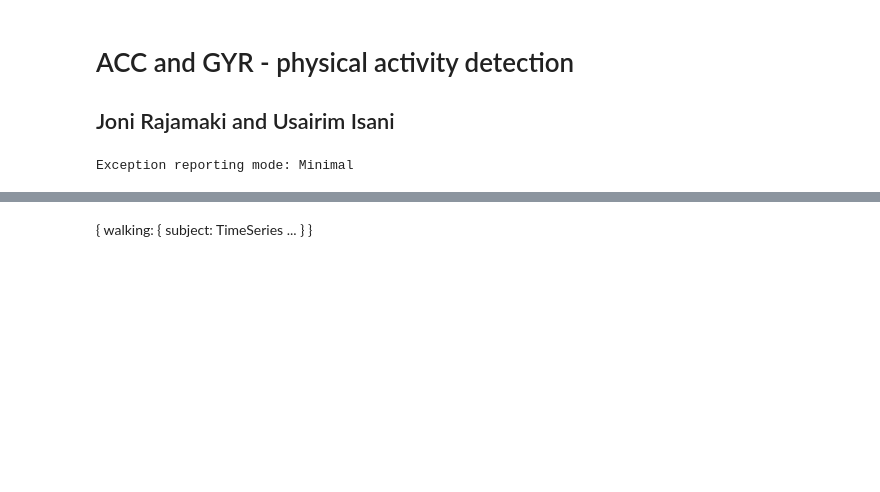
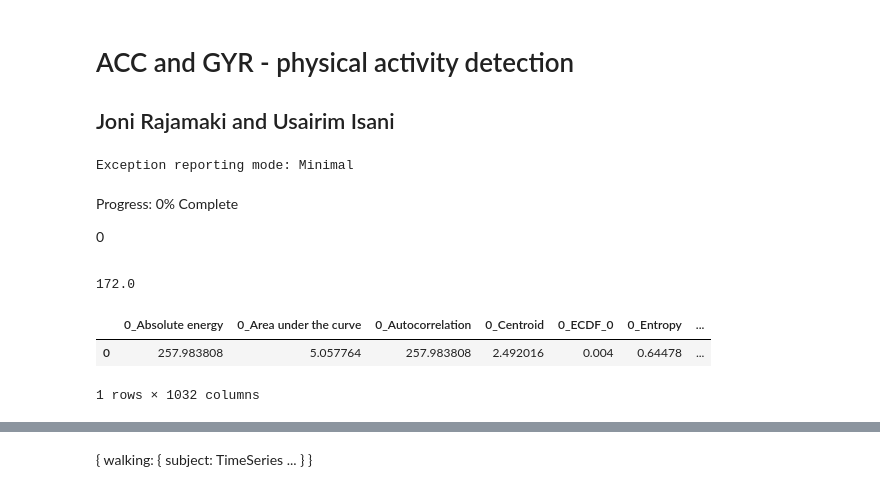
Before and after one commit to Jonitsi/Biosignal_Analysis, a Jupyter notebook: ACC_activity.ipynb, the cells around one changed output, grey strips where cells are left out. Drawn from its saved outputs; the diff is of its cells as text; code cells hidden in the pictures; blank space fills up the shorter version.

```diff
--- a/ACC_activity.ipynb
+++ b/ACC_activity.ipynb
@@ -29,0 +37,15 @@ train_dir = os.listdir(train_data_path)
+# %%
+# cfg_file = tsfel.get_features_by_tag(tag="inertial")
+tsfel.get_number_features(cfg_file)
+extracted_features = tsfel.time_series_features_extractor(
+    cfg_file, test_df, fs=50, window_size=250, verbose=0)
+extracted_features.to_csv("./test.csv")
+print(len(extracted_features.columns)/6)
+extracted_features
+# %% [output]
+Progress: 0% Complete
+0
+172.0
+|  | 0_Absolute energy | 0_Area under the curve | 0_Autocorrelation | 0_Centroid | 0_ECDF_0 | 0_Entropy | ... |
+| 0 | 257.983808 | 5.057764 | 257.983808 | 2.492016 | 0.004 | 0.64478 | ... |
+1 rows × 1032 columns
```
Also changed, not shown: parts of 18 cells of this notebook, 4 other files.
